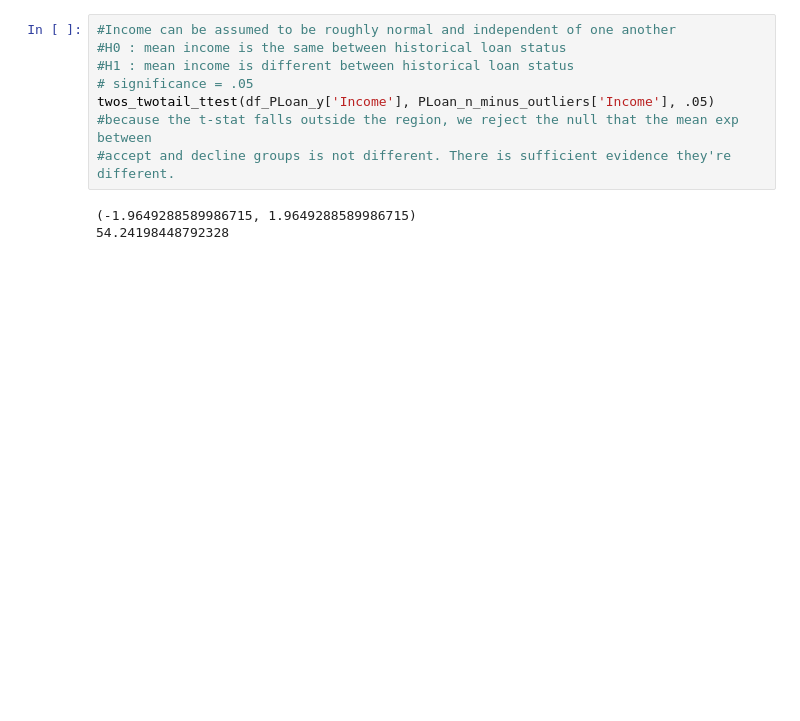
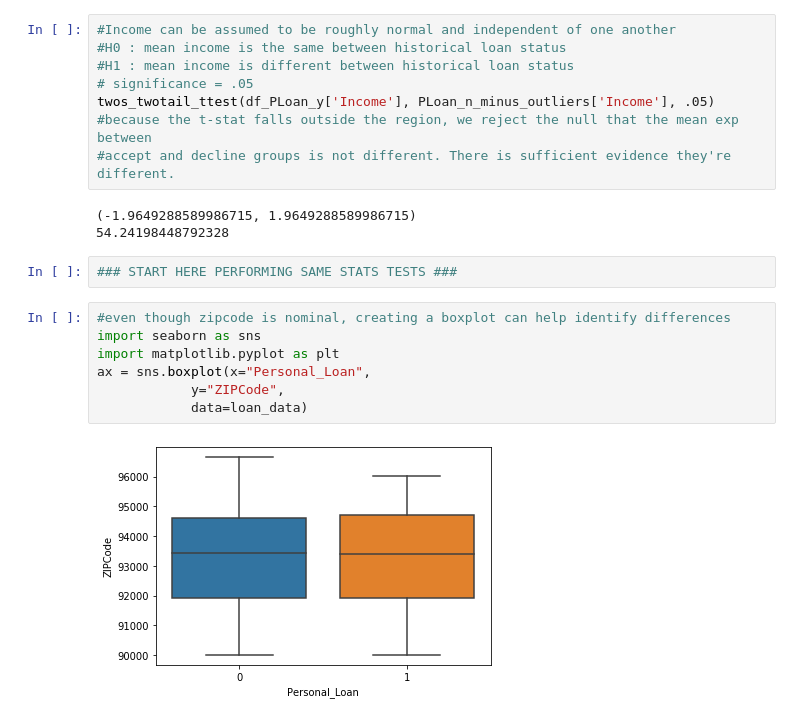
Before and after one commit to KyLarson-Research/DecisionTree, a Jupyter notebook: Loan_Model.ipynb, the cells around one changed output. Drawn from its saved outputs; the diff is of its cells as text; blank space fills up the shorter version.

```diff
--- a/Loan_Model.ipynb
+++ b/Loan_Model.ipynb
@@ -247,3 +247,14 @@ twos_twotail_ttest(df_PLoan_y['Income'], PLoan_n_minus_outliers['Income'], .05)
 # %% [output]
 (-1.9649288589986715, 1.9649288589986715)
 54.24198448792328
+# %%
+### START HERE PERFORMING SAME STATS TESTS ###
+# %%
+#even though zipcode is nominal, creating a boxplot can help identify differences
+import seaborn as sns
+import matplotlib.pyplot as plt
+ax = sns.boxplot(x="Personal_Loan",
+            y="ZIPCode",
+            data=loan_data)
+# %% [output]
+[figure, added]
```
Also changed, not shown: parts of 20 cells of this notebook.
